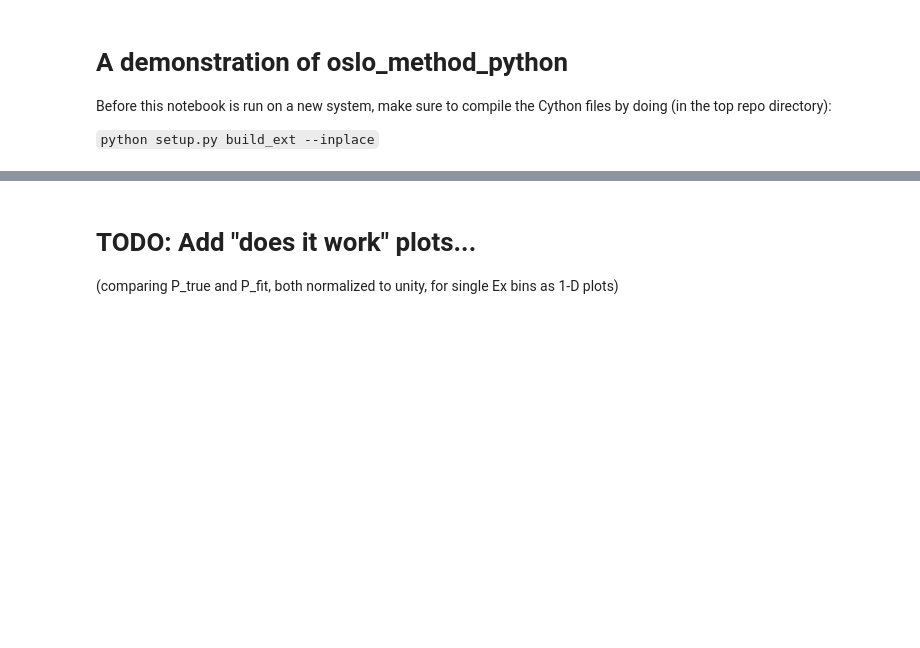
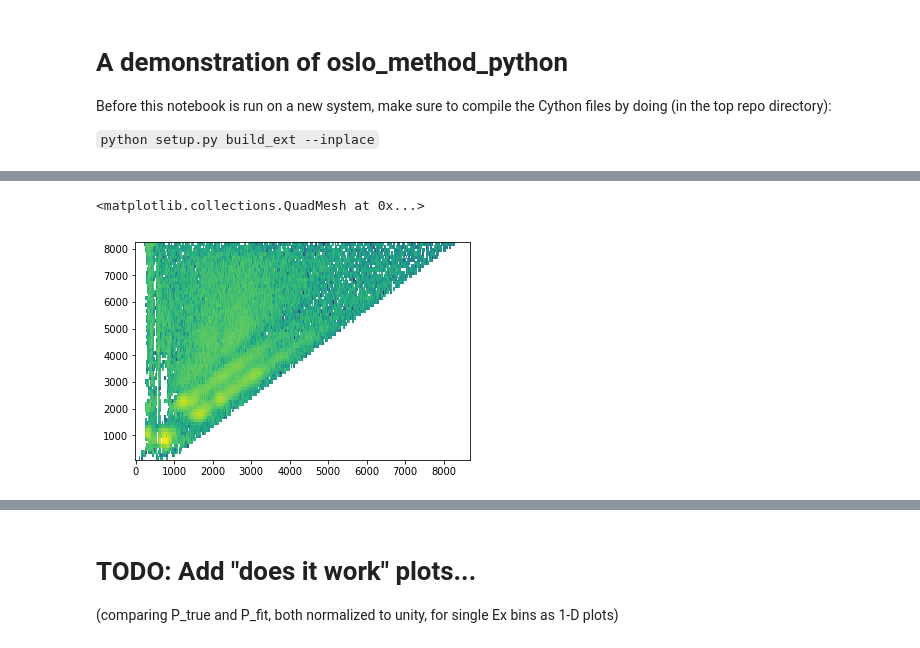
Before and after one commit to oslocyclotronlab/ompy, a Jupyter notebook: notebooks/example.ipynb, the cells around one changed output, grey strips where cells are left out. Drawn from its saved outputs; the diff is of its cells as text; code cells hidden in the pictures; blank space fills up the shorter version.

```diff
--- a/notebooks/example.ipynb
+++ b/notebooks/example.ipynb
@@ -159,0 +127,5 @@ True
+# %%
+ma.firstgen.plot()
+# %% [output]
+<matplotlib.collections.QuadMesh at 0x...>
+[figure, added]
```
Also changed, not shown: parts of 17 cells of this notebook, 2 other files.
